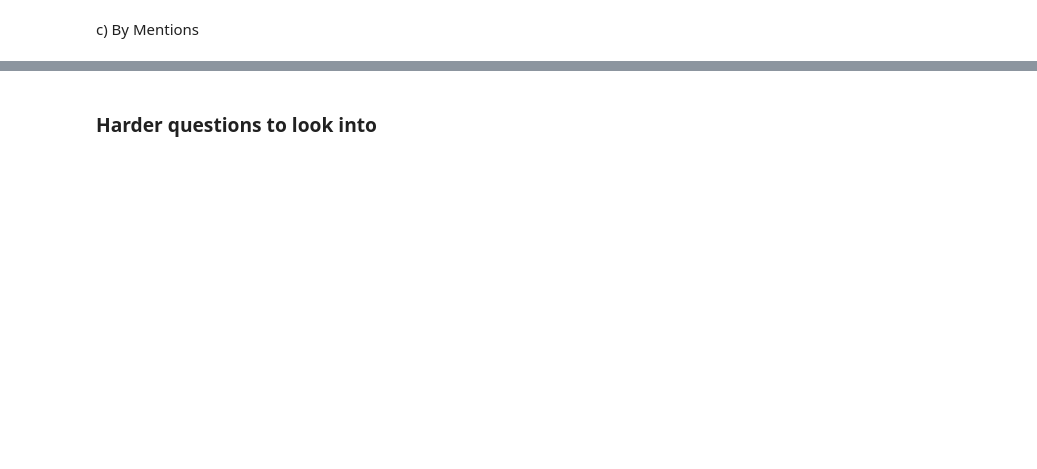
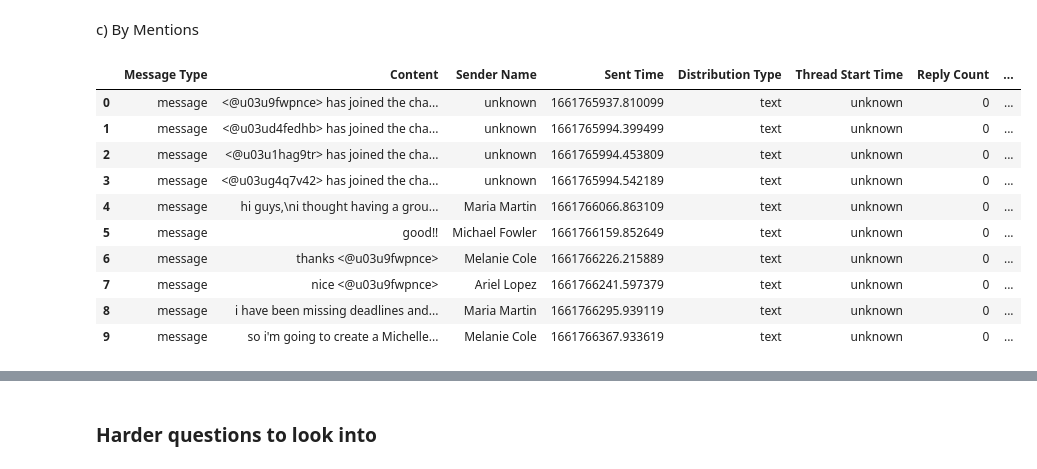
Before and after one commit to mintesnot96/10academy_week0_challenge, a Jupyter notebook: notebooks/parse_slack_data.ipynb, the cells around one changed output, grey strips where cells are left out. Saved outputs shown, nothing was run; the diff lists cells and outputs as text; code cells hidden in the pictures; blank space fills up the shorter version.

```diff
--- a/notebooks/parse_slack_data.ipynb
+++ b/notebooks/parse_slack_data.ipynb
@@ -514,2 +549,9 @@ top_replies_messages
 # %% [markdown]
 b) By Reactions
+# %%
+# Process reactions
+parsed['Reaction Count'] = parsed['Reactions'].apply(lambda x: sum(reaction['count'] for reaction in x) if isinstance(x, list) else 0)
+
+# Top and bottom 10 users by reaction count
+top_reaction_users = parsed.groupby('Sender Name')['Reaction Count'].sum().nlargest(10)
+bottom_reaction_users = parsed.groupby('Sender Name')['Reaction Count'].sum().nsmallest(10)
@@ -516,2 +588,18 @@ b) By Reactions
 # %% [markdown]
 c) By Mentions
+# %%
+top_mentions_messages = parsed.nlargest(10, 'Mention Count')
+# %%
+top_mentions_messages
+# %% [output]
+|  | Message Type | Content | Sender Name | Sent Time | Distribution Type | Thread Start Time | Reply Count | ... |
+| 0 | message | <@u03u9fwpnce> has joined the cha... | unknown | 1661765937.810099 | text | unknown | 0 | ... |
+| 1 | message | <@u03ud4fedhb> has joined the cha... | unknown | 1661765994.399499 | text | unknown | 0 | ... |
+| 2 | message | <@u03u1hag9tr> has joined the cha... | unknown | 1661765994.453809 | text | unknown | 0 | ... |
+| 3 | message | <@u03ug4q7v42> has joined the cha... | unknown | 1661765994.542189 | text | unknown | 0 | ... |
+| 4 | message | hi guys,\ni thought having a grou... | Maria Martin | 1661766066.863109 | text | unknown | 0 | ... |
+| 5 | message | good!! | Michael Fowler | 1661766159.852649 | text | unknown | 0 | ... |
+| 6 | message | thanks <@u03u9fwpnce> | Melanie Cole | 1661766226.215889 | text | unknown | 0 | ... |
+| 7 | message | nice <@u03u9fwpnce> | Ariel Lopez | 1661766241.597379 | text | unknown | 0 | ... |
+| 8 | message | i have been missing deadlines and... | Maria Martin | 1661766295.939119 | text | unknown | 0 | ... |
+| 9 | message | so i'm going to create a Michelle... | Melanie Cole | 1661766367.933619 | text | unknown | 0 | ... |
```
Also changed, not shown: parts of 16 cells of this notebook.
